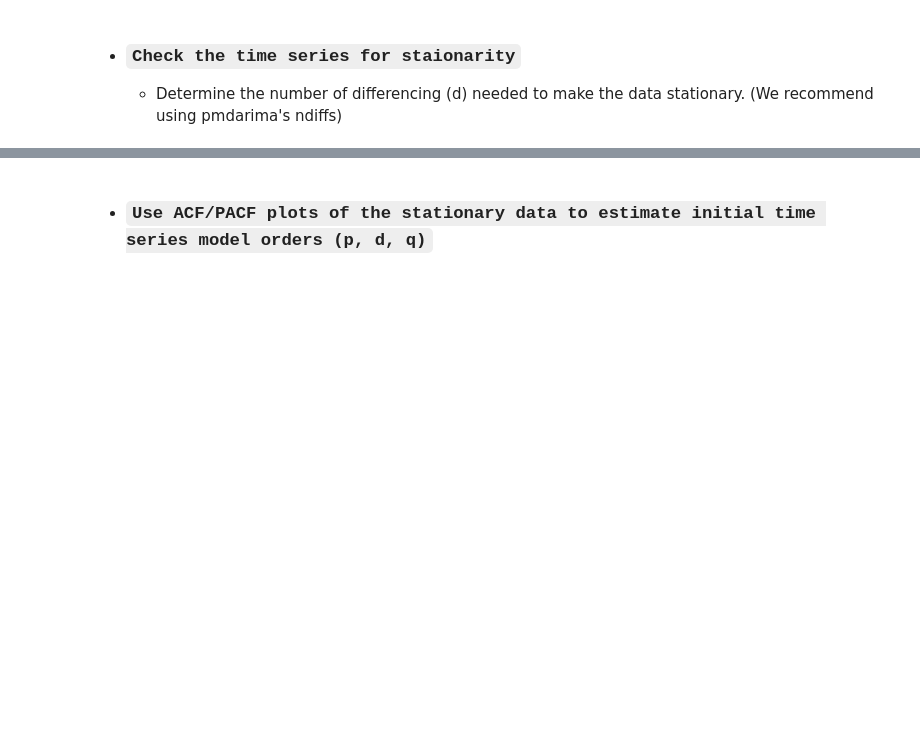
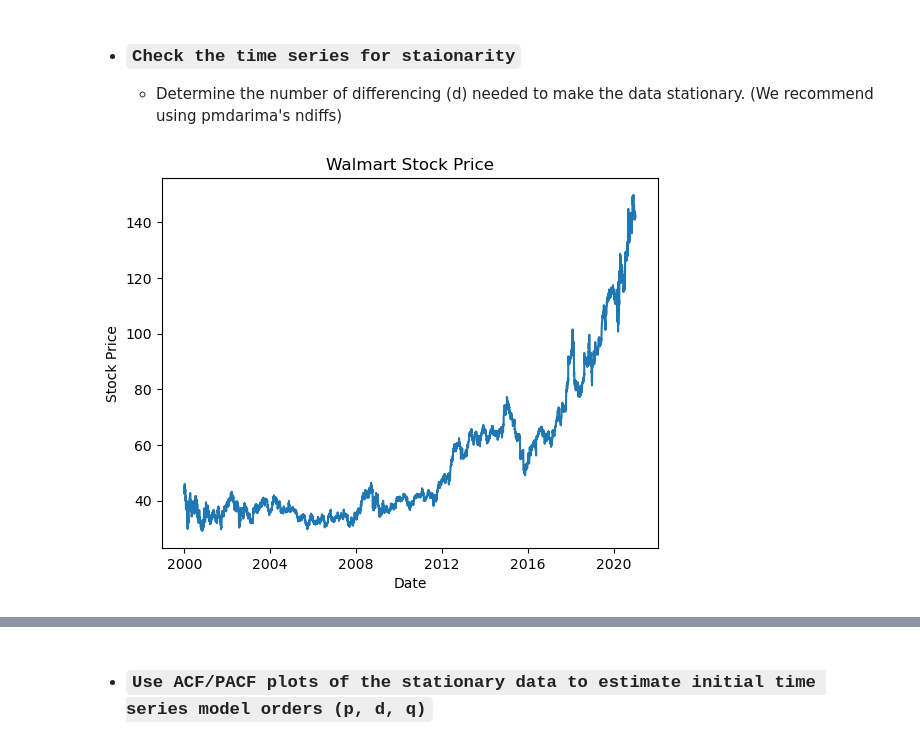
Before and after one commit to VALDE021/ARIMA-Model-Core-EricNV, a Jupyter notebook: ARIMA Core-EricNV.ipynb, the cells around one changed output, grey strips where cells are left out. Saved outputs shown, nothing was run; the diff lists cells and outputs as text; code cells hidden in the pictures; blank space fills up the shorter version.

```diff
--- a/ARIMA Core-EricNV.ipynb
+++ b/ARIMA Core-EricNV.ipynb
@@ -189,9 +245,11 @@ df.head(10)
     * Determine the number of differencing (d) needed to make the data stationary. (We recommend using pmdarima's ndiffs)
 # %%
 # ploting raw data
-plt.plot(ts, label='Walmart Stock Price')
+plt.plot(df, label='Walmart Stock Price')
 plt.title('Walmart Stock Price')
 plt.xlabel('Date')
 plt.ylabel('Stock Price')
 plt.show()
+# %% [output]
+[figure, added]
 # %%
```
Also changed, not shown: parts of 25 cells of this notebook.
